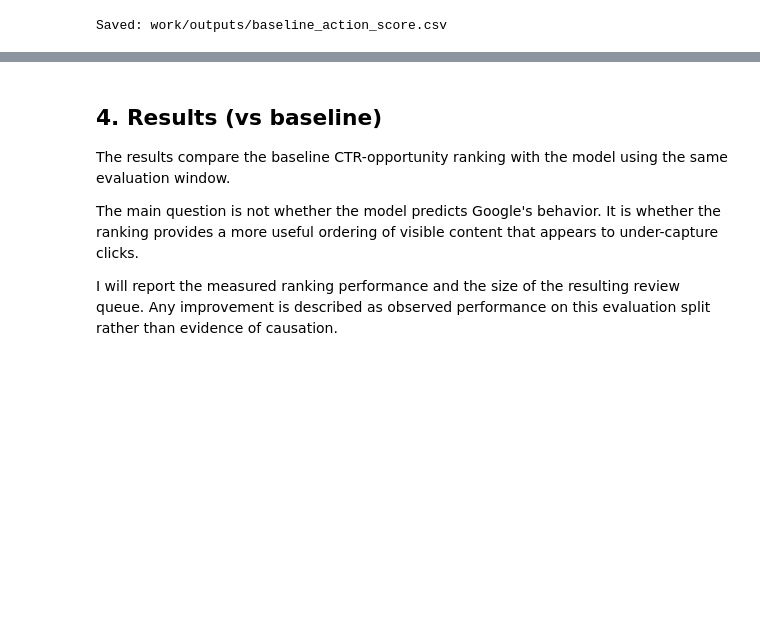
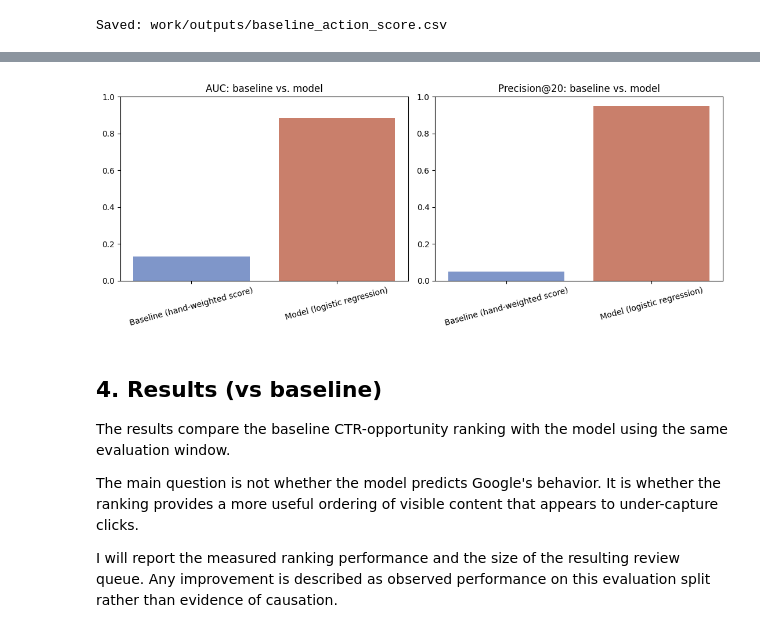
Before and after one commit to Zohaibarif69/flyrank-ml-work, a Jupyter notebook: work/notebooks/capstone.ipynb, the cells around one changed output, grey strips where cells are left out. Drawn from its saved outputs; the diff is of its cells as text; code cells hidden in the pictures; blank space fills up the shorter version.

```diff
--- a/work/notebooks/capstone.ipynb
+++ b/work/notebooks/capstone.ipynb
@@ -336,3 +335,17 @@ scored[
 print(f"Saved: {output_path}")
 # %% [output]
 Saved: work/outputs/baseline_action_score.csv
+# %%
+# ============================================
+# Model vs. Baseline — time-aware comparison
+# ============================================
+import datetime
+train_cutoff = datetime.date(2026, 3, 25)
+
+train_daily = work[work["report_date"] < train_cutoff].copy()
+test_daily  = work[work["report_date"] >= train_cutoff].copy()
+
+print("Train days:", train_daily["report_date"].nunique())
+print("Test days:", test_daily["report_date"].nunique())
+print("Train rows:", len(train_daily))
+print("Test rows:", len(test_daily))
@@ -338,0 +475,17 @@ Saved: work/outputs/baseline_action_score.csv
+# %%
+# actual comparison
+baseline_auc = roc_auc_score(holdout_set["label_low_ctr"], holdout_set["baseline_score"])
+model_auc = roc_auc_score(holdout_set["label_low_ctr"], holdout_set["model_prob"])
+
+def precision_at_k(df, score_col, k=20):
+    return df.sort_values(score_col, ascending=False).head(k)["label_low_ctr"].mean()
+
+comparison = pd.DataFrame({
+    "method": ["Baseline (hand-weighted score)", "Model (logistic regression)"],
+    "AUC": [baseline_auc, model_auc],
+    "Precision@20": [precision_at_k(holdout_set, "baseline_score"), precision_at_k(holdout_set, "model_prob")],
+})
+display(comparison)
+
+comparison.to_csv("work/outputs/model_vs_baseline.csv", index=False)
+print("Saved: work/outputs/model_vs_baseline.csv")
@@ -339,3 +497,17 @@ Saved: work/outputs/baseline_action_score.csv
+# %%
+# chart
+import matplotlib.pyplot as plt
+
+# chart
+fig, axes = plt.subplots(1, 2, figsize=(11, 4.5))
+axes[0].bar(comparison["method"], comparison["AUC"], color=["#7f96c9", "#c97f6b"])
+axes[0].set_title("AUC: baseline vs. model"); axes[0].set_ylim(0, 1); axes[0].tick_params(axis='x', rotation=15)
+axes[1].bar(comparison["method"], comparison["Precision@20"], color=["#7f96c9", "#c97f6b"])
+axes[1].set_title("Precision@20: baseline vs. model"); axes[1].set_ylim(0, 1); axes[1].tick_params(axis='x', rotation=15)
+plt.tight_layout()
+plt.show()
+# %% [output]
+[figure, added]
 # %% [markdown]
 ## 4. Results (vs baseline)
 
```
Also changed, not shown: parts of 6 cells of this notebook.
